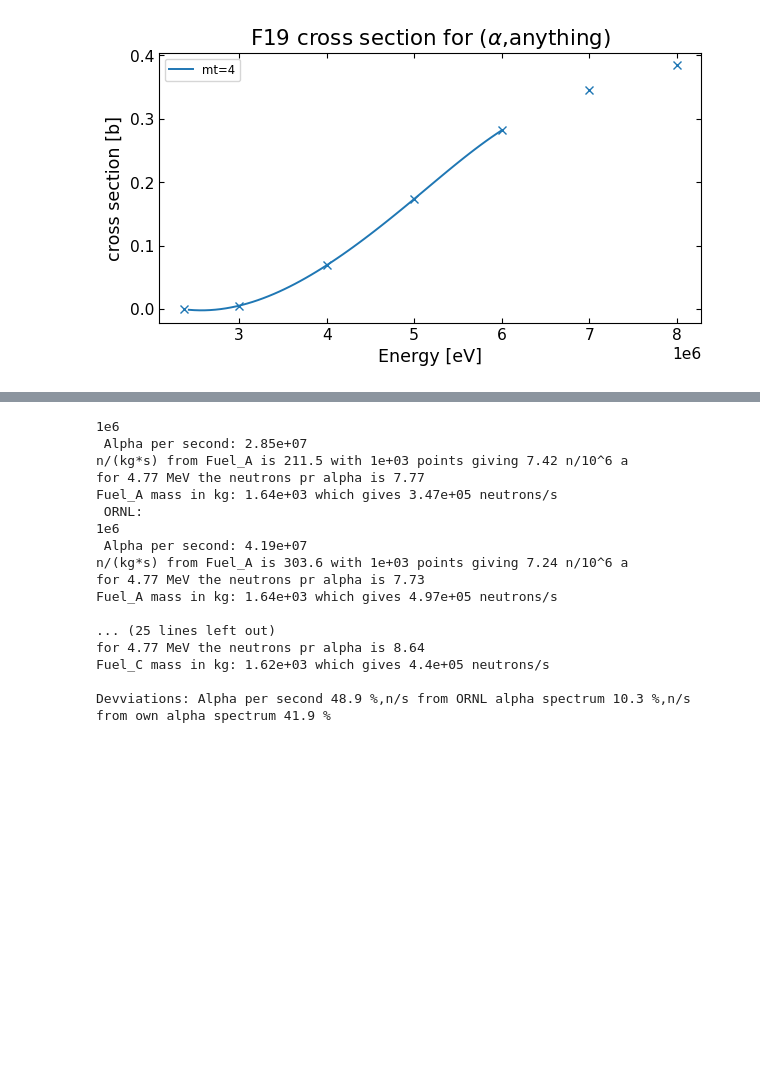
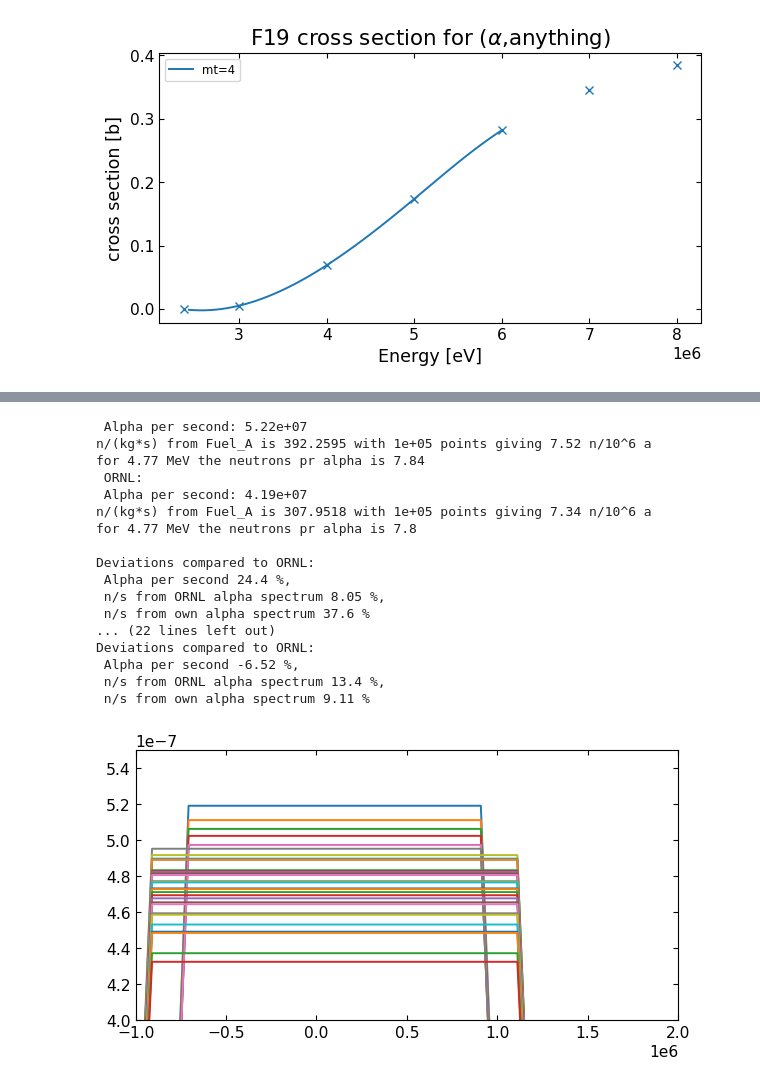
Before and after one commit to EmilEskol/Speciale, a Jupyter notebook: 4Neutron_spectrum_from_alpha_N.ipynb, the cells around one changed output, grey strips where cells are left out. Cells and saved outputs as stored; diff of their text form; code cells hidden in the pictures; blank space fills up the shorter version.

```diff
--- a/4Neutron_spectrum_from_alpha_N.ipynb
+++ b/4Neutron_spectrum_from_alpha_N.ipynb
@@ -449,5 +446,6 @@ Fuel_C mass in kg: 1.62e+03
 # %%
-points_power = 3
+'''
+points_power = 5
 plot=False
 ORNL_neutrons_lib = {'Fuel_A':4.67e5,'Fuel_B':3.17e5,'Fuel_C':3.99e5}
 if plot:
@@ -457,26 +455,69 @@ for fuel_name in fuels:
     mat = gh.get_material_by_name(fuel_name,mats)
     mass_kg = mat.density*707921.1677922/1000
     neutrons, alphas = neutrons_from_material(mat,E_max=5e6,nr_points=10**points_power,plot_parts=plot,ORNL_numbers=False)
-    print(f'{mat.name} mass in kg: {mass_kg:.3g} which gives {neutrons*mass_kg:.3g} neutrons/s')
+    #print(f'{mat.name} mass in kg: {mass_kg:.3g} which gives {neutrons*mass_kg:.3g} neutrons/s')
     print(' ORNL:')
     neutrons_ORNL,alphas_ORNL = neutrons_from_material(mat,E_max=5e6,nr_points=10**points_power,plot_parts=plot,ORNL_numbers=True)
-    print(f'{mat.name} mass in kg: {mass_kg:.3g} which gives {neutrons_ORNL*mass_kg:.3g} neutrons/s')
-    print(f'\nDevviations: Alpha per second {deviation_calc(alphas_ORNL,alphas):.3g} %,n/s from ORNL alpha spectrum {deviation_calc(ORNL_neutrons_lib[mat.name],neutrons_ORNL*mass_kg):.3g} %,n/s from own alpha spectrum {deviation_calc(ORNL_neutrons_lib[mat.name],neutrons*mass_kg):.3g} %\n')
+    #print(f'{mat.name} mass in kg: {mass_kg:.3g} which gives {neutrons_ORNL*mass_kg:.3g} neutrons/s')
+    print(f'\nDeviations compared to ORNL:\n Alpha per second {deviation_calc(alphas_ORNL,alphas):.3g} %,\n n/s from ORNL alpha spectrum {deviation_calc(ORNL_neutrons_lib[mat.name],neutrons_ORNL*mass_kg):.3g} %,\n n/s from own alpha spectrum {deviation_calc(ORNL_neutrons_lib[mat.name],neutrons*mass_kg):.3g} %\n')
+
+'''
 # %% [output]
-1e6
- Alpha per second: 2.85e+07
-n/(kg*s) from Fuel_A is 211.5 with 1e+03 points giving 7.42 n/10^6 a
-for 4.77 MeV the neutrons pr alpha is 7.77
-Fuel_A mass in kg: 1.64e+03 which gives 3.47e+05 neutrons/s
+ Alpha per second: 5.22e+07
+n/(kg*s) from Fuel_A is 392.2595 with 1e+05 points giving 7.52 n/10^6 a
+for 4.77 MeV the neutrons pr alpha is 7.84
  ORNL:
-1e6
  Alpha per second: 4.19e+07
-n/(kg*s) from Fuel_A is 303.6 with 1e+03 points giving 7.24 n/10^6 a
-for 4.77 MeV the neutrons pr alpha is 7.73
-Fuel_A mass in kg: 1.64e+03 which gives 4.97e+05 neutrons/s
+n/(kg*s) from Fuel_A is 307.9518 with 1e+05 points giving 7.34 n/10^6 a
+for 4.77 MeV the neutrons pr alpha is 7.8
 
-... (25 lines left out)
-for 4.77 MeV the neutrons pr alpha is 8.64
-Fuel_C mass in kg: 1.62e+03 which gives 4.4e+05 neutrons/s
-
-Devviations: Alpha per second 48.9 %,n/s from ORNL alpha spectrum 10.3 %,n/s from own alpha spectrum 41.9 %
+Deviations compared to ORNL:
+ Alpha per second 24.4 %,
+ n/s from ORNL alpha spectrum 8.05 %,
+ n/s from own alpha spectrum 37.6 %
+... (22 lines left out)
+Deviations compared to ORNL:
+ Alpha per second -6.52 %,
+ n/s from ORNL alpha spectrum 13.4 %,
+ n/s from own alpha spectrum 9.11 %
+# %%
+def neutron_energy_alpha_n(E_a,theta,nuclide_name):
+    m_a = 4.001506179127#openmc.data.atomic_mass('He4') #alpha mass
+    m_n = 1.008664915904 #neutron mass
+
+    Z, A, m =openmc.data.zam(nuclide_name)
+    new_Z = Z+2
+    #print(f'{openmc.data.ATOMIC_SYMBOL[new_Z]}{A+3}')
+    m_R = openmc.data.atomic_mass(f'{openmc.data.ATOMIC_SYMBOL[new_Z]}{A+3}')#residual recoil nucleus
+
+    Q_i = 1
+
+    term0 = m_a*m_n*E_a*np.pow(np.cos(theta),2)/np.pow(m_n+m_R,2)
+    term1 = (m_R*Q_i+(m_R-m_a)*E_a)/(m_a+m_R)*0
+    term2 = 2*np.cos(theta)/(m_n+m_R)*np.sqrt(m_a*m_n*E_a*(m_R*Q_i+(m_R-m_a)*E_a)/(m_n+m_R))
+
+    return term0 + term1 + term2
+
+def transfer_kernel(E_a,E_n,nuclide_name):
+    E_n_max = neutron_energy_alpha_n(E_a,0,nuclide_name)
+    E_n_min = min([neutron_energy_alpha_n(E_a,np.pi/2,nuclide_name),neutron_energy_alpha_n(E_a,np.pi,nuclide_name)])
+
+    if E_n < E_n_max and E_n > E_n_min:
+        return 1/(E_n_max-E_n_min)
+    else:
+        return 0
+fig, ax = plt.subplots()
+#ax.semilogy()
+#ax.set_ylim(4e-7,5.5e-7)
+#ax.set_xlim(-0.1e7,0.2e7)
+
+lin = np.linspace(-1e7,1e7,100)
+E_as = np.sort([4108600.0, 4150600.0, 4276100.0, 4603500.0, 4722400.0, 4774600.0, 3975854.0, 4077101.0, 4150000.0,
+        4214700.0, 4219000.0, 4219928.0, 4271000.0, 4279693.0, 4287360.0, 4295000.0, 4325795.0, 4328547.0,
+        4362362.0, 4366100.0, 4381431.0, 4397800.0, 4414000.0, 4435000.0, 4502000.0, 4556000.0, 4596400.0,
+        4168000.0, 4332000.0, 4445000.0, 4494000.0, 4038000.0, 4151000.0, 4198000.0])
+for E_a in E_as:
+    kernel = [transfer_kernel(E_a,n,'Be9') for n in lin]
+    ax.plot(lin,kernel)
+# %% [output]
+[figure, added]
```
Also changed, not shown: parts of 5 cells of this notebook, 2 other files.
